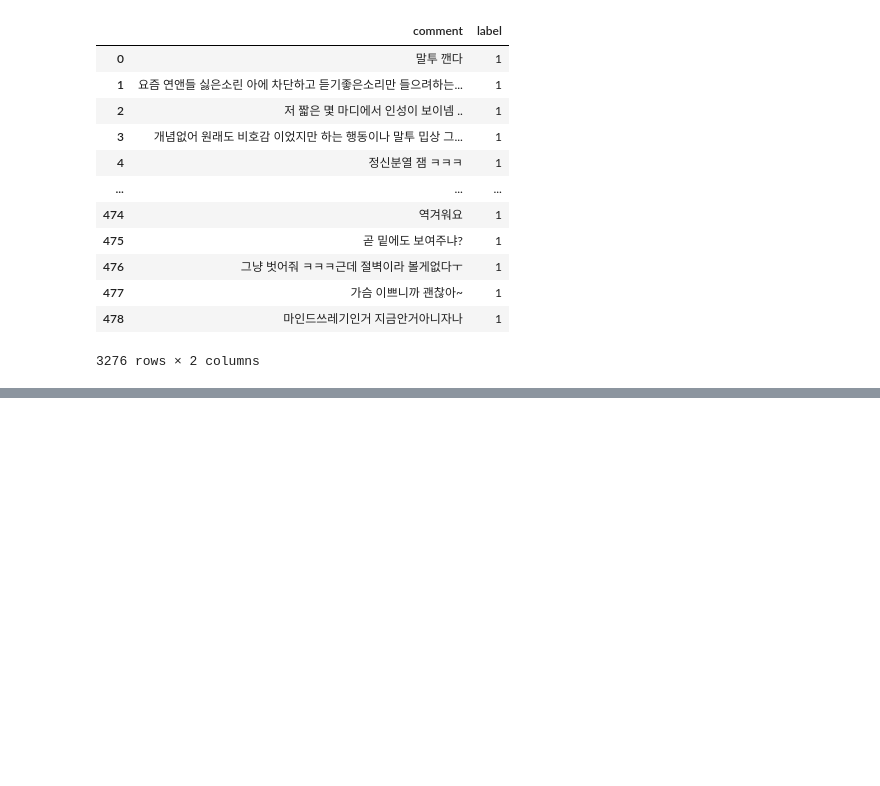
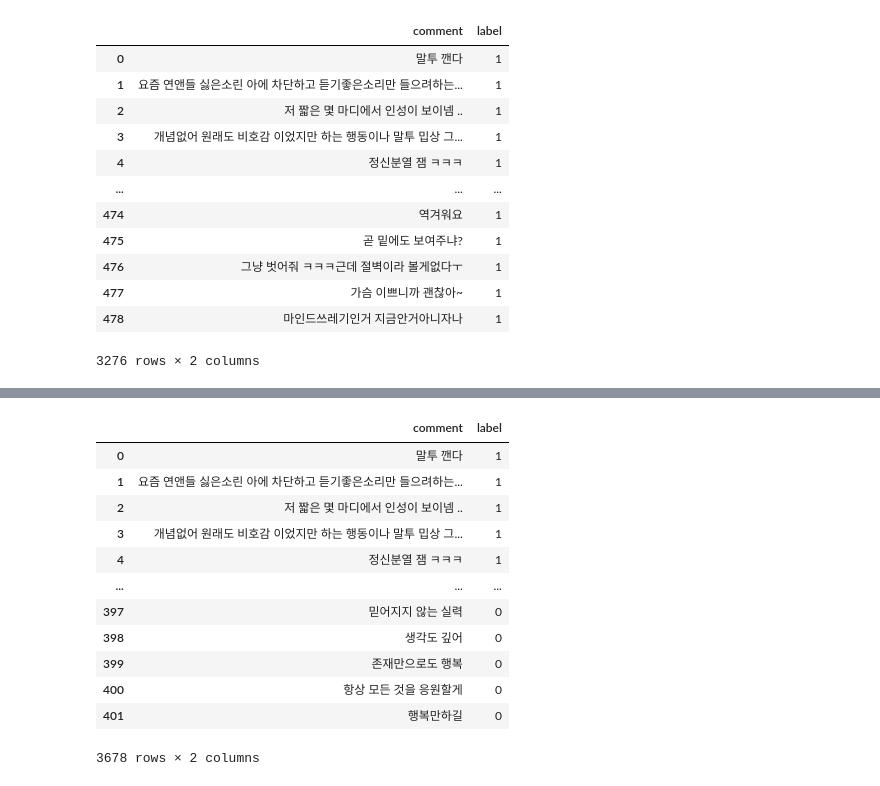
Before and after one commit to sooyeon-go/grad_project, a Jupyter notebook: comment_crawling_r/comment_csv.ipynb, the cells around one changed output, grey strips where cells are left out. Saved outputs shown, nothing was run; the diff lists cells and outputs as text; code cells hidden in the pictures; blank space fills up the shorter version.

```diff
--- a/comment_crawling_r/comment_csv.ipynb
+++ b/comment_crawling_r/comment_csv.ipynb
@@ -336,0 +378,17 @@ fi5
+# %%
+fi6 = fi5.append(dic7)
+fi6
+# %% [output]
+|  | comment | label |
+| 0 | 말투 깬다 | 1 |
+| 1 | 요즘 연앤들 싫은소린 아에 차단하고 듣기좋은소리만 들으려하는... | 1 |
+| 2 | 저 짧은 몇 마디에서 인성이 보이넴 .. | 1 |
+| 3 | 개념없어 원래도 비호감 이었지만 하는 행동이나 말투 밉상 그... | 1 |
+| 4 | 정신분열 잼 ㅋㅋㅋ | 1 |
+| ... | ... | ... |
+| 397 | 믿어지지 않는 실력 | 0 |
+| 398 | 생각도 깊어 | 0 |
+| 399 | 존재만으로도 행복 | 0 |
+| 400 | 항상 모든 것을 응원할게 | 0 |
+| 401 | 행복만하길 | 0 |
+3678 rows × 2 columns
```
Also changed, not shown: parts of 2 cells of this notebook.
